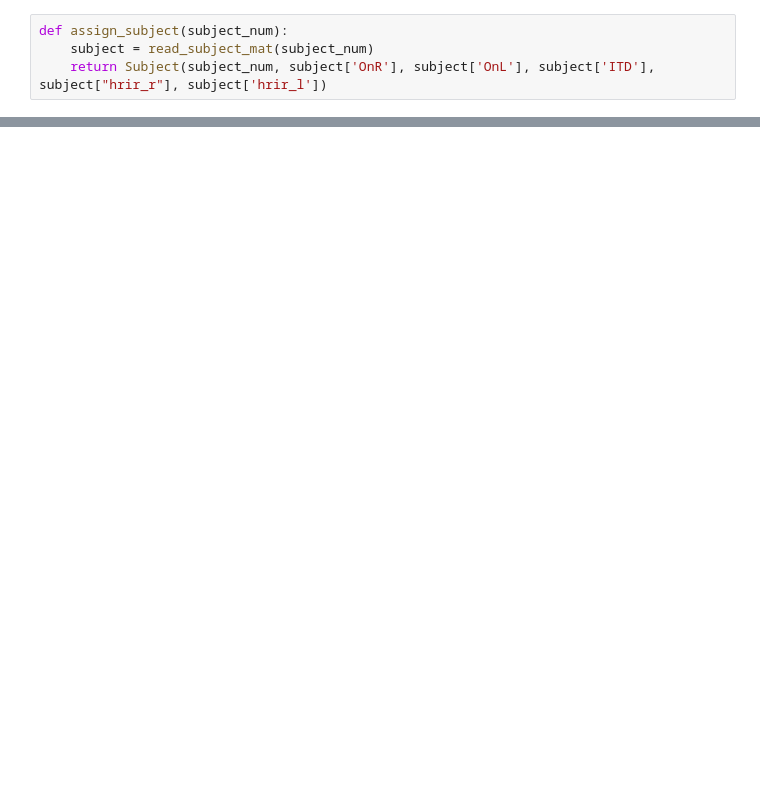
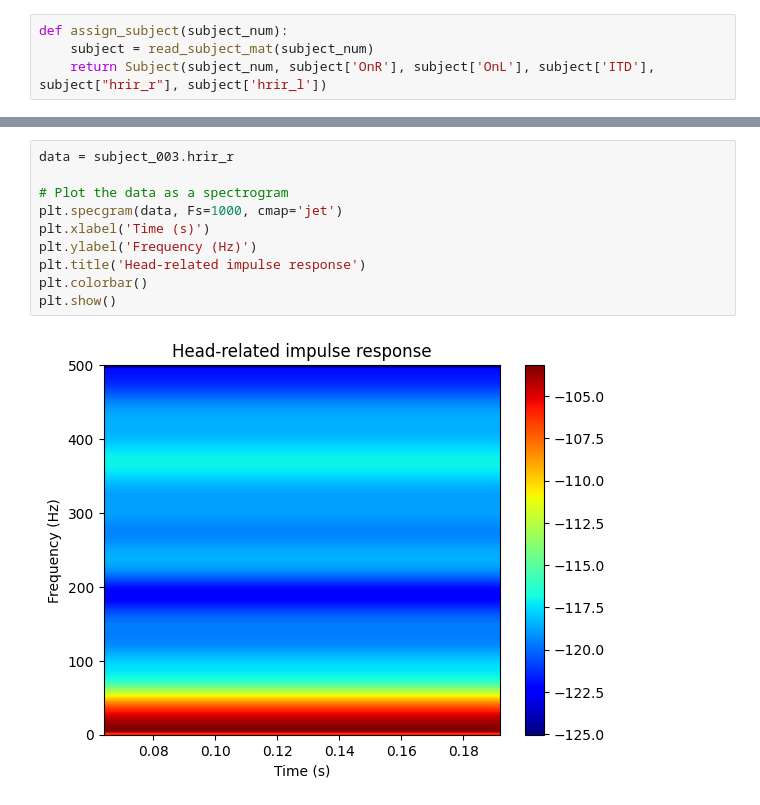
Before and after one commit to kavi-24/cipic_stuff, a Jupyter notebook: read_mat.ipynb, the cells around one changed output, grey strips where cells are left out. Cells and saved outputs as stored; diff of their text form; blank space fills up the shorter version.

```diff
--- a/read_mat.ipynb
+++ b/read_mat.ipynb
@@ -62,2 +200,14 @@ Set of 27 anthropometric readings
+# %%
+data = subject_003.hrir_r
+
+# Plot the data as a spectrogram
+plt.specgram(data, Fs=1000, cmap='jet')
+plt.xlabel('Time (s)')
+plt.ylabel('Frequency (Hz)')
+plt.title('Head-related impulse response')
+plt.colorbar()
+plt.show()
+# %% [output]
+[figure, added]
 # %%
 '''
```
Also changed, not shown: parts of 13 cells of this notebook, 4 other files.
